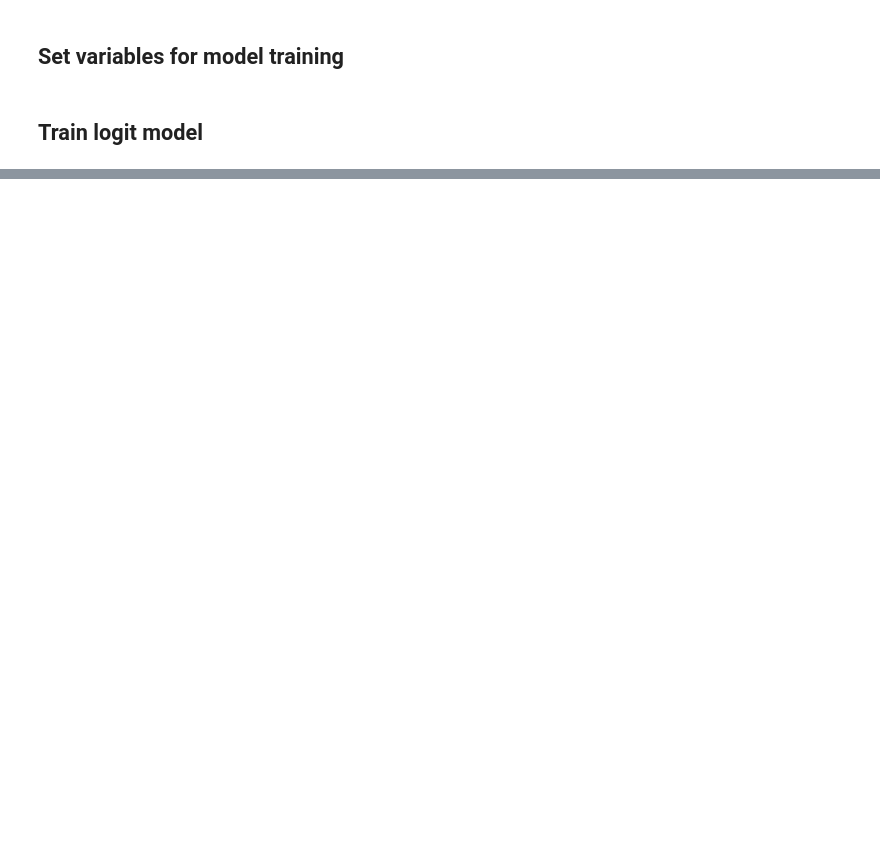
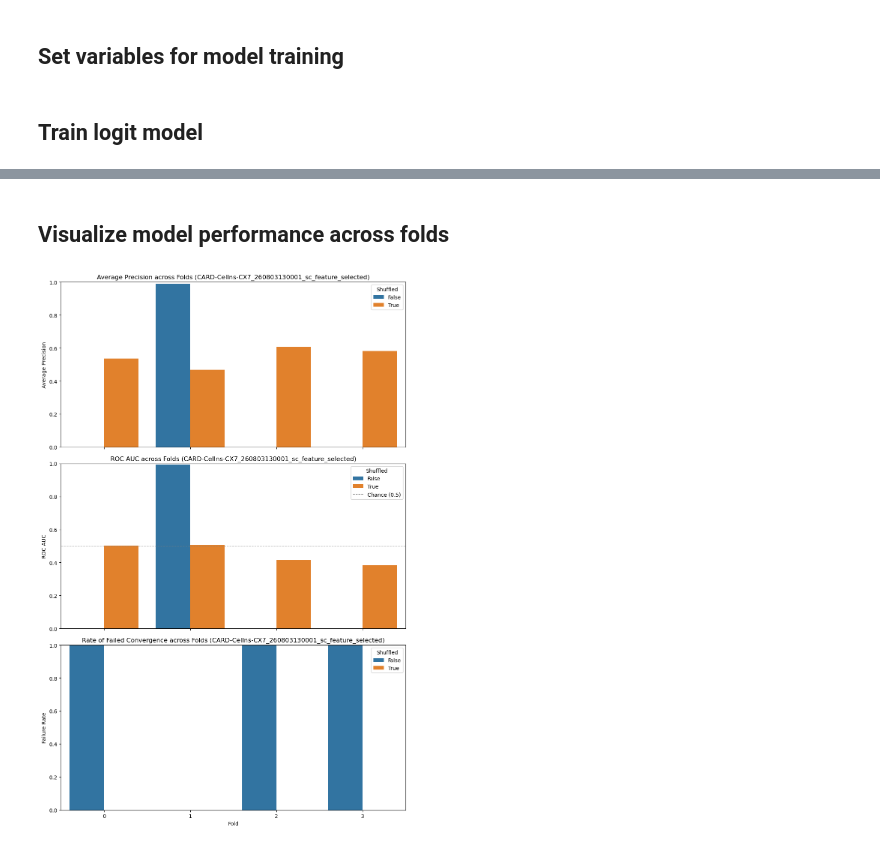
Before and after one commit to jenna-tomkinson/targeted_fibrosis_drug_screen, a Jupyter notebook: 5.validation_plate/3.hit_calling/1.train_logit_model.ipynb, the cells around one changed output, grey strips where cells are left out. Cells and saved outputs as stored; diff of their text form; code cells hidden in the pictures; blank space fills up the shorter version.

```diff
--- a/5.validation_plate/3.hit_calling/1.train_logit_model.ipynb
+++ b/5.validation_plate/3.hit_calling/1.train_logit_model.ipynb
@@ -315,0 +337,74 @@ enriched_df.to_csv(eval_plot_dir / "model_fit_summary.csv", index=False)
+# %% [markdown]
+## Visualize model performance across folds
+# %%
+enriched_df['convergence_failed'] = (
+    enriched_df['average_precision'].isna() | enriched_df['roc_auc'].isna()
+)
+
+# Calculate convergence failure rate per fold, split by shuffle status so a
+# systematic failure of the "true" (non-shuffled) model is visible on its own
+failure_rates = (
+    enriched_df.groupby(['fold', 'shuffled'])['convergence_failed']
+    .mean()
+    .reset_index()
+)
+
+fig, axes = plt.subplots(3, 1, figsize=(10, 15), sharex=True)
+
+# With only one plate, each (fold, shuffled) pair has a single model fit --
+# not a distribution -- so barplots (one bar per pair) are used instead of
+# boxplots, which would otherwise render as invisible slivers for n=1 groups.
+# A missing bar means that model failed to converge (see convergence_failed
+# panel below), not a value of zero.
+
+# 1. Barplot for Average Precision
+sns.barplot(
+    data=enriched_df,
+    x='fold',
+    y='average_precision',
+    hue='shuffled',
+    ax=axes[0]
+)
+axes[0].set_title(f'Average Precision across Folds ({plate_repr})')
+axes[0].set_ylabel('Average Precision')
+axes[0].set_ylim(0, 1)
+axes[0].legend(title='Shuffled', loc='upper right')
+
+# 2. Barplot for ROC AUC
+sns.barplot(
+    data=enriched_df,
+    x='fold',
+    y='roc_auc',
+    hue='shuffled',
+    ax=axes[1]
+)
+axes[1].axhline(0.5, color='gray', linestyle='--', linewidth=1, label='Chance (0.5)')
+axes[1].set_title(f'ROC AUC across Folds ({plate_repr})')
+axes[1].set_ylabel('ROC AUC')
+axes[1].set_ylim(0, 1)
+axes[1].legend(title='Shuffled', loc='upper right')
+
+# 3. Barplot for failed convergence rate, split by shuffle status
+sns.barplot(
+    data=failure_rates,
+    x='fold',
+    y='convergence_failed',
+    hue='shuffled',
+    ax=axes[2]
+)
+axes[2].set_title(f'Rate of Failed Convergence across Folds ({plate_repr})')
+axes[2].set_ylabel('Failure Rate')
+axes[2].set_ylim(0, 1)
+axes[2].set_xlabel('Fold')
+axes[2].legend(title='Shuffled', loc='upper right')
+
+plt.tight_layout()
+plt.show()
+
+fig.savefig(
+    eval_plot_dir / "metric_convergence_summary.png",
+    dpi=300,
+    bbox_inches="tight"
+)
+# %% [output]
+[figure, added]
```
Also changed, not shown: parts of 3 cells of this notebook, 3 other files.
